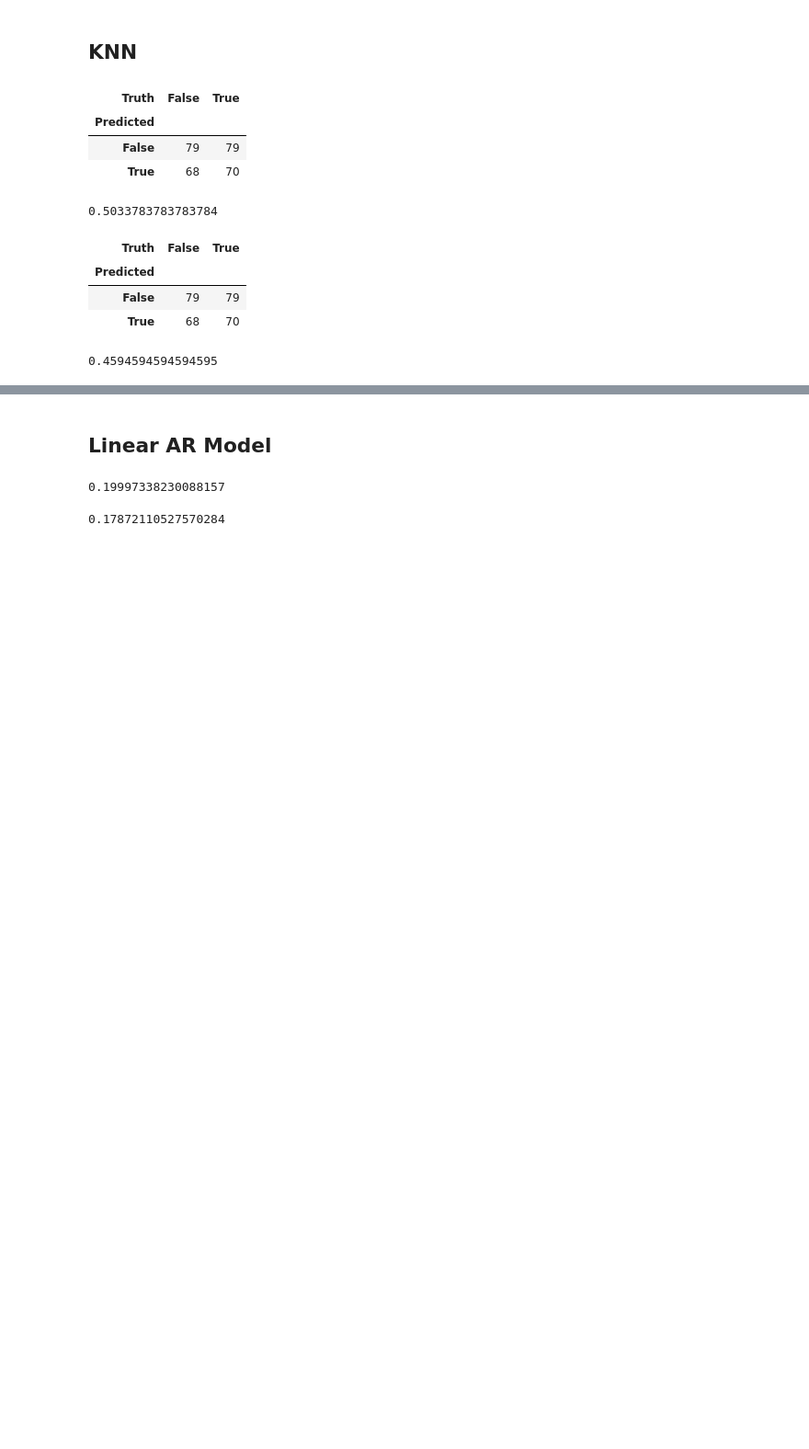
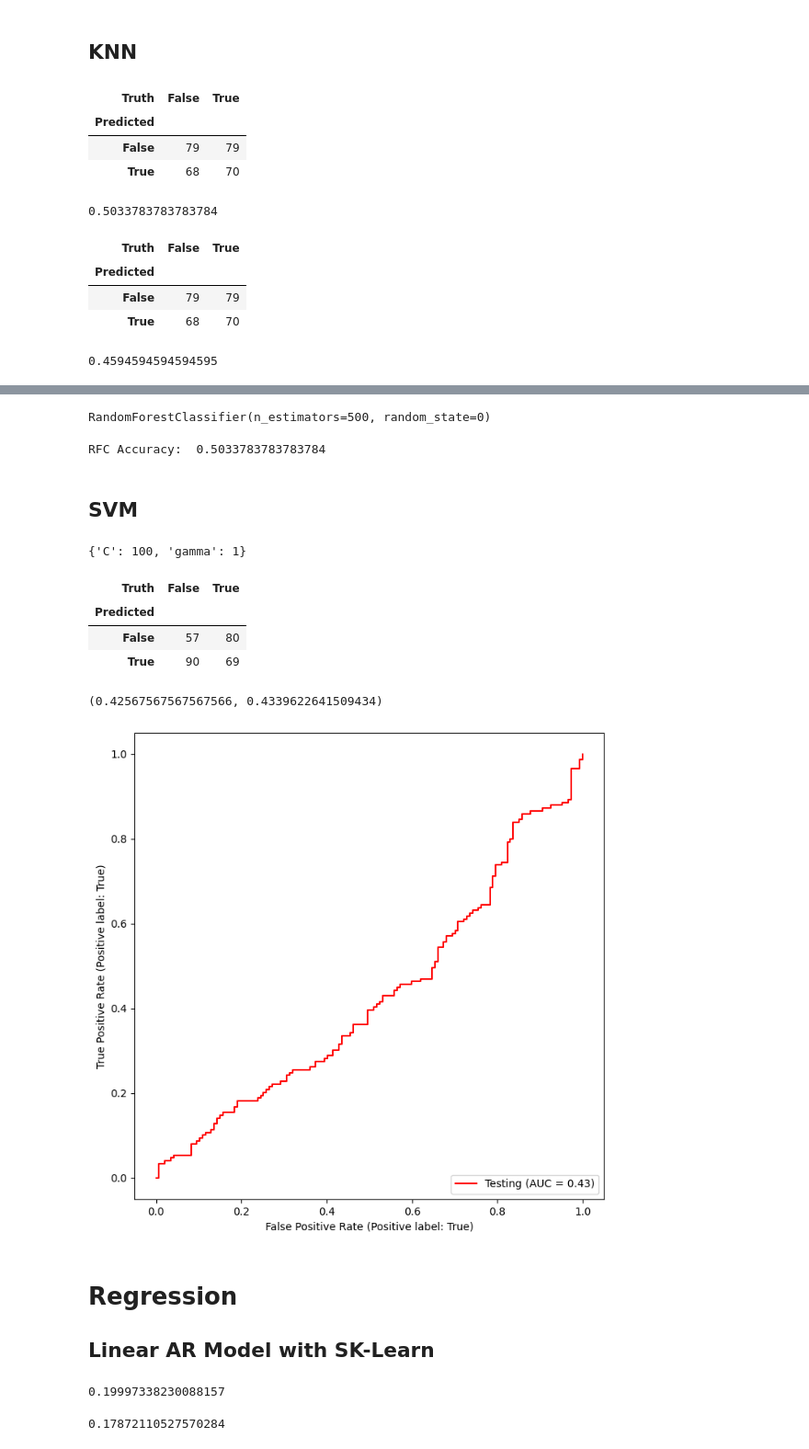
Before and after one commit to ywanglab/stat4500, a Jupyter notebook: class_project.ipynb, the cells around one changed output, grey strips where cells are left out. Shown at 92% size. Saved outputs shown, nothing was run; the diff lists cells and outputs as text; code cells hidden in the pictures; blank space fills up the shorter version.

```diff
--- a/class_project.ipynb
+++ b/class_project.ipynb
@@ -155,11 +205,12 @@ X = pd.DataFrame(StandardScaler(
                  columns=apple[cols].columns,
                  index=apple.index)
 # %%
-# Calculate the lag columns
-max_lag = 5
+# Calculate the lag columns of the columns above
+max_lag = MAX_LAG
 for lag in range(1, max_lag+1):
     for col in cols:
         newcol = np.zeros(X.shape[0]) * np.nan
         newcol[lag:] = X[col].values[:-lag]
         X.insert(len(X.columns), "{0}_{1}".format(col, lag), newcol)#insert at the end
 X.insert(len(X.columns), 'train', apple['train']) #insert the col training identifier
+X = X.dropna() #drop max_lag=5 rows with nan
@@ -435,3 +511,59 @@ K=5: # predicted to Go up: 120,  # which did Go up 65, accuracy 54.2%
+# %%
+rfc = RFC(max_features='sqrt', random_state=0, n_estimators=500,)
+rfc.fit(X_train_2, Y_train)
+# %% [output]
+RandomForestClassifier(n_estimators=500, random_state=0)
+# %%
+rfc_pred = rfc.predict(X_test_2)
+confusion_table(rfc_pred, Y_test)
+print("RFC Accuracy: ", np.mean(rfc_pred == Y_test))
+# %% [output]
+RFC Accuracy:  0.5033783783783784
+# %% [markdown]
+## SVM
+# %%
+# warning: takes a long time to run
+svm_rbf = SVC(kernel="rbf", gamma=1, C=1)
+kfold = skm.KFold(5,
+                  random_state=0,
+                  shuffle=True)
+grid = skm.GridSearchCV(svm_rbf,
+                        {'C':[0.1,1,10,100,1000],
+                         'gamma':[0.5,1,2,3,4]},
+                        refit=True,
+                        cv=kfold,
+                        scoring='accuracy');
+grid.fit(X_train_5, Y_train)
+grid.best_params_
+# %% [output]
+{'C': 100, 'gamma': 1}
+# %%
+best_svm = grid.best_estimator_
+
+y_hat_test = best_svm.predict(X_test_5)
+confusion_table(y_hat_test, Y_test)
+# %% [output]
+| Truth | False | True |
+| Predicted |  |  |
+| False | 57 | 80 |
+| True | 90 | 69 |
+# %%
+np.mean(y_hat_test == Y_test), 69/(69+90)
+# %% [output]
+(0.42567567567567566, 0.4339622641509434)
+# %%
+# ROC curve
+roc_curve = RocCurveDisplay.from_estimator # shorthand
+fig, ax = subplots(figsize=(8,8))
+roc_curve(best_svm,
+          X_test_5,
+          Y_test,
+          name='Testing',
+          color='r',
+          ax=ax);
+# %% [output]
+[figure, added]
 # %% [markdown]
-## Linear  AR Model
+# Regression
+## Linear  AR Model with SK-Learn
 # %%
```
Also changed, not shown: parts of 89 cells of this notebook, 9 other files.
